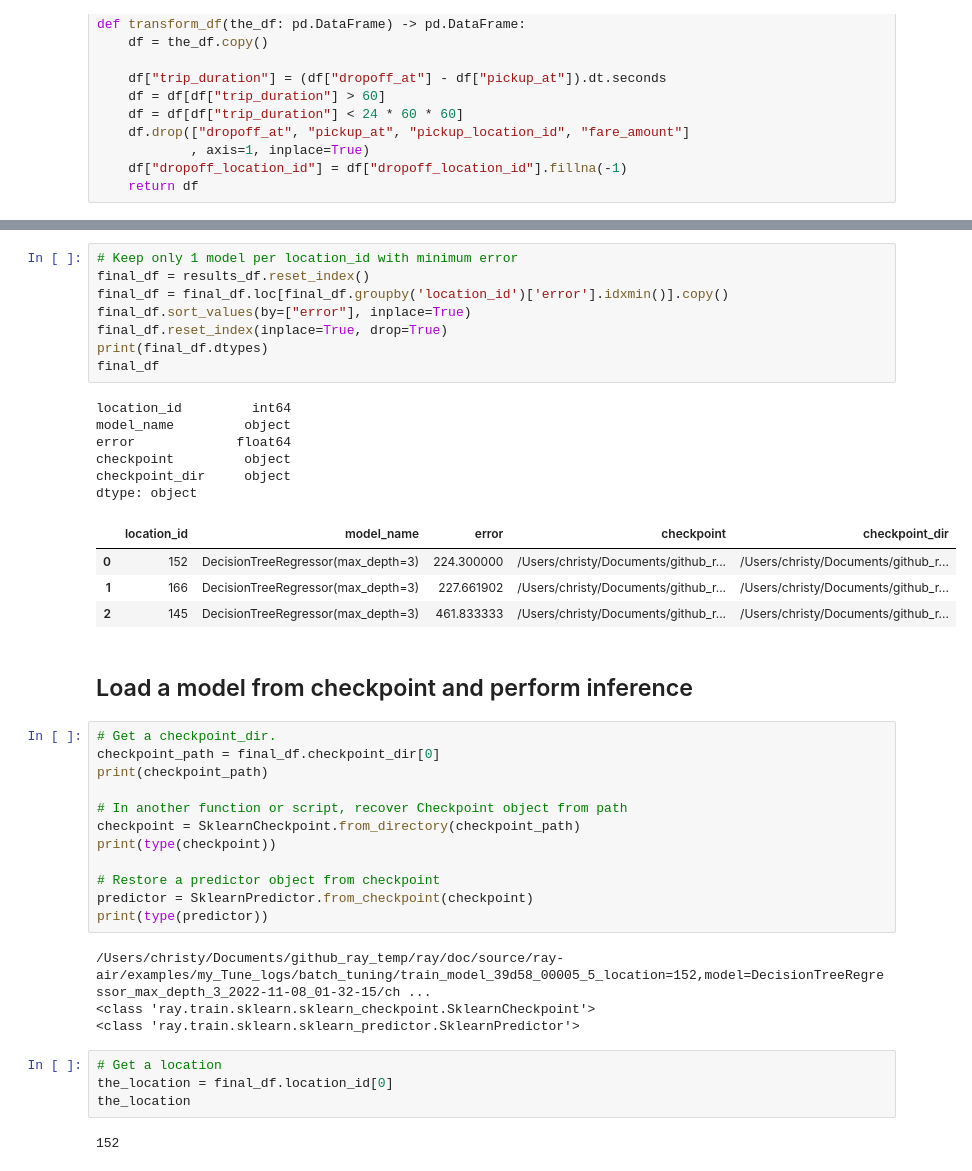
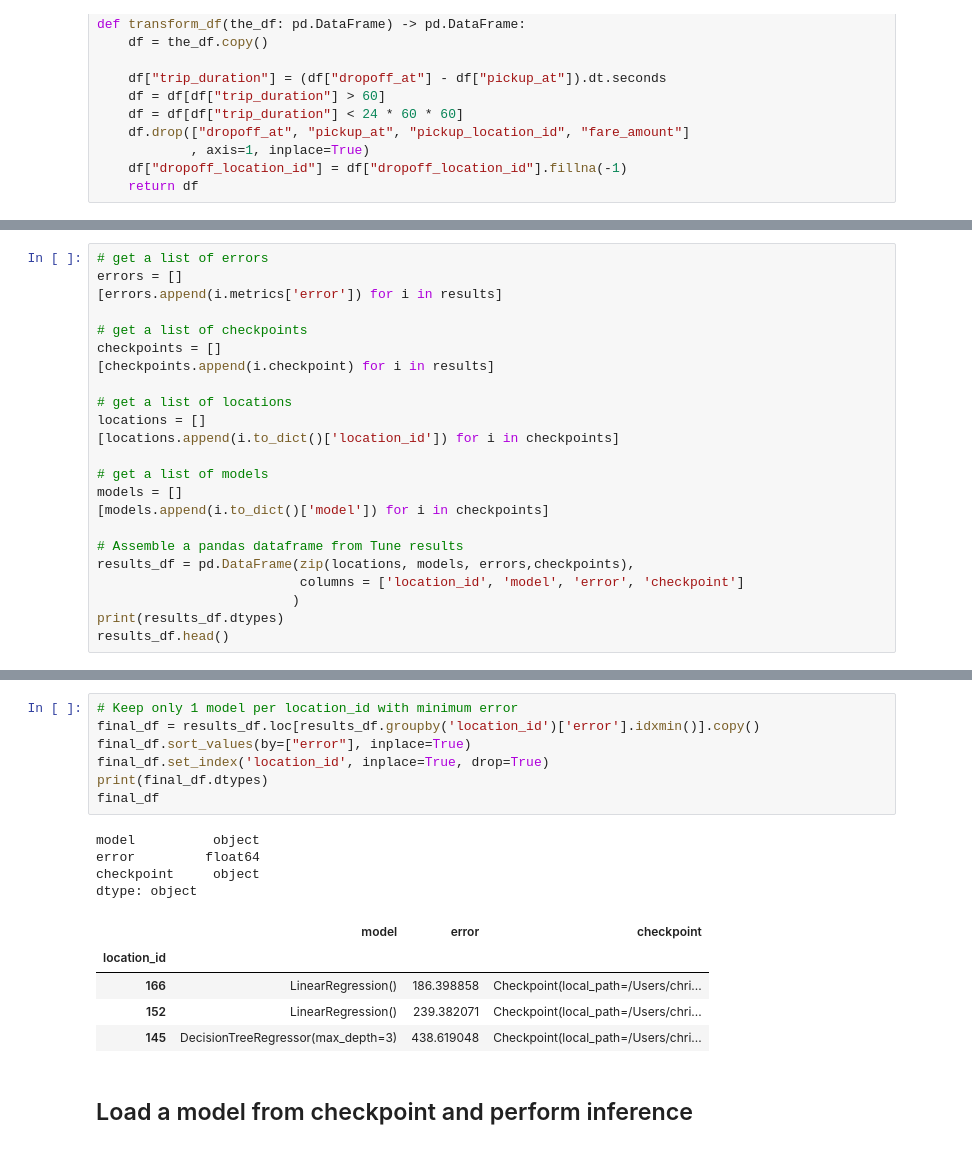
Before and after one commit to christy/AnyscaleDemos, a Jupyter notebook: ray_air_demos/ray_air/batch_tuning.ipynb, the cells around one changed output, grey strips where cells are left out. Drawn from its saved outputs; the diff is of its cells as text.

Commit message:
Example batch tuning with AIR Tune

```diff
--- a/ray_air_demos/ray_air/batch_tuning.ipynb
+++ b/ray_air_demos/ray_air/batch_tuning.ipynb
@@ -340,0 +359,23 @@ Index(['error', 'time_this_iter_s', 'should_checkpoint', 'done',
+# %%
+# get a list of errors
+errors = []
+[errors.append(i.metrics['error']) for i in results]
+
+# get a list of checkpoints
+checkpoints = []
+[checkpoints.append(i.checkpoint) for i in results]
+
+# get a list of locations
+locations = []
+[locations.append(i.to_dict()['location_id']) for i in checkpoints]
+
+# get a list of models
+models = []
+[models.append(i.to_dict()['model']) for i in checkpoints]
+
+# Assemble a pandas dataframe from Tune results
+results_df = pd.DataFrame(zip(locations, models, errors,checkpoints),
+                          columns = ['location_id', 'model', 'error', 'checkpoint']
+                         )
+print(results_df.dtypes)
+results_df.head()
@@ -341,43 +394,19 @@ Index(['error', 'time_this_iter_s', 'should_checkpoint', 'done',
 # %%
 # Keep only 1 model per location_id with minimum error
-final_df = results_df.reset_index()
-final_df = final_df.loc[final_df.groupby('location_id')['error'].idxmin()].copy()
+final_df = results_df.loc[results_df.groupby('location_id')['error'].idxmin()].copy()
 final_df.sort_values(by=["error"], inplace=True)
-final_df.reset_index(inplace=True, drop=True)
+final_df.set_index('location_id', inplace=True, drop=True)
 print(final_df.dtypes)
 final_df
 # %% [output]
-location_id         int64
-model_name         object
-error             float64
-checkpoint         object
-checkpoint_dir     object
+model          object
+error         float64
+checkpoint     object
 dtype: object
-|  | location_id | model_name | error | checkpoint | checkpoint_dir |
-| 0 | 152 | DecisionTreeRegressor(max_depth=3) | 224.300000 | /Users/christy/Documents/github_r... | /Users/christy/Documents/github_r... |
-| 1 | 166 | DecisionTreeRegressor(max_depth=3) | 227.661902 | /Users/christy/Documents/github_r... | /Users/christy/Documents/github_r... |
-| 2 | 145 | DecisionTreeRegressor(max_depth=3) | 461.833333 | /Users/christy/Documents/github_r... | /Users/christy/Documents/github_r... |
+|  | model | error | checkpoint |
+| location_id |  |  |  |
+| 166 | LinearRegression() | 186.398858 | Checkpoint(local_path=/Users/chri... |
+| 152 | LinearRegression() | 239.382071 | Checkpoint(local_path=/Users/chri... |
+| 145 | DecisionTreeRegressor(max_depth=3) | 438.619048 | Checkpoint(local_path=/Users/chri... |
 # %% [markdown]
 ## Load a model from checkpoint and perform inference  <a class="anchor" id="load_checkpoint"></a>
-# %%
-# Get a checkpoint_dir.
-checkpoint_path = final_df.checkpoint_dir[0]
-print(checkpoint_path)
-
-# In another function or script, recover Checkpoint object from path
-checkpoint = SklearnCheckpoint.from_directory(checkpoint_path)
-print(type(checkpoint))
-
-# Restore a predictor object from checkpoint
-predictor = SklearnPredictor.from_checkpoint(checkpoint)
-print(type(predictor))
-# %% [output]
-/Users/christy/Documents/github_ray_temp/ray/doc/source/ray-air/examples/my_Tune_logs/batch_tuning/train_model_39d58_00005_5_location=152,model=DecisionTreeRegressor_max_depth_3_2022-11-08_01-32-15/ch ...
-<class 'ray.train.sklearn.sklearn_checkpoint.SklearnCheckpoint'>
-<class 'ray.train.sklearn.sklearn_predictor.SklearnPredictor'>
-# %%
-# Get a location
-the_location = final_df.location_id[0]
-the_location
-# %% [output]
-152
```
Also changed, not shown: parts of 40 cells of this notebook.
